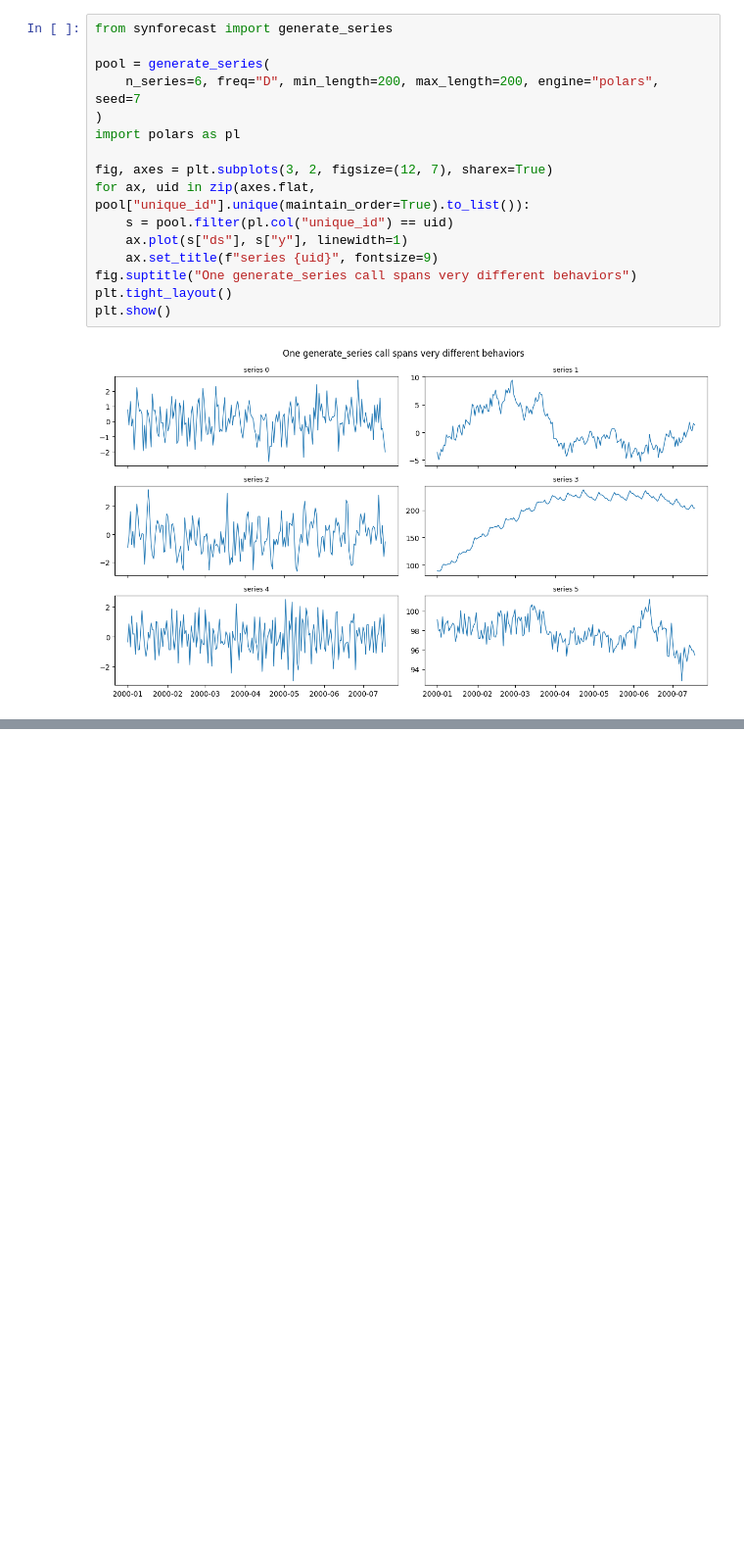
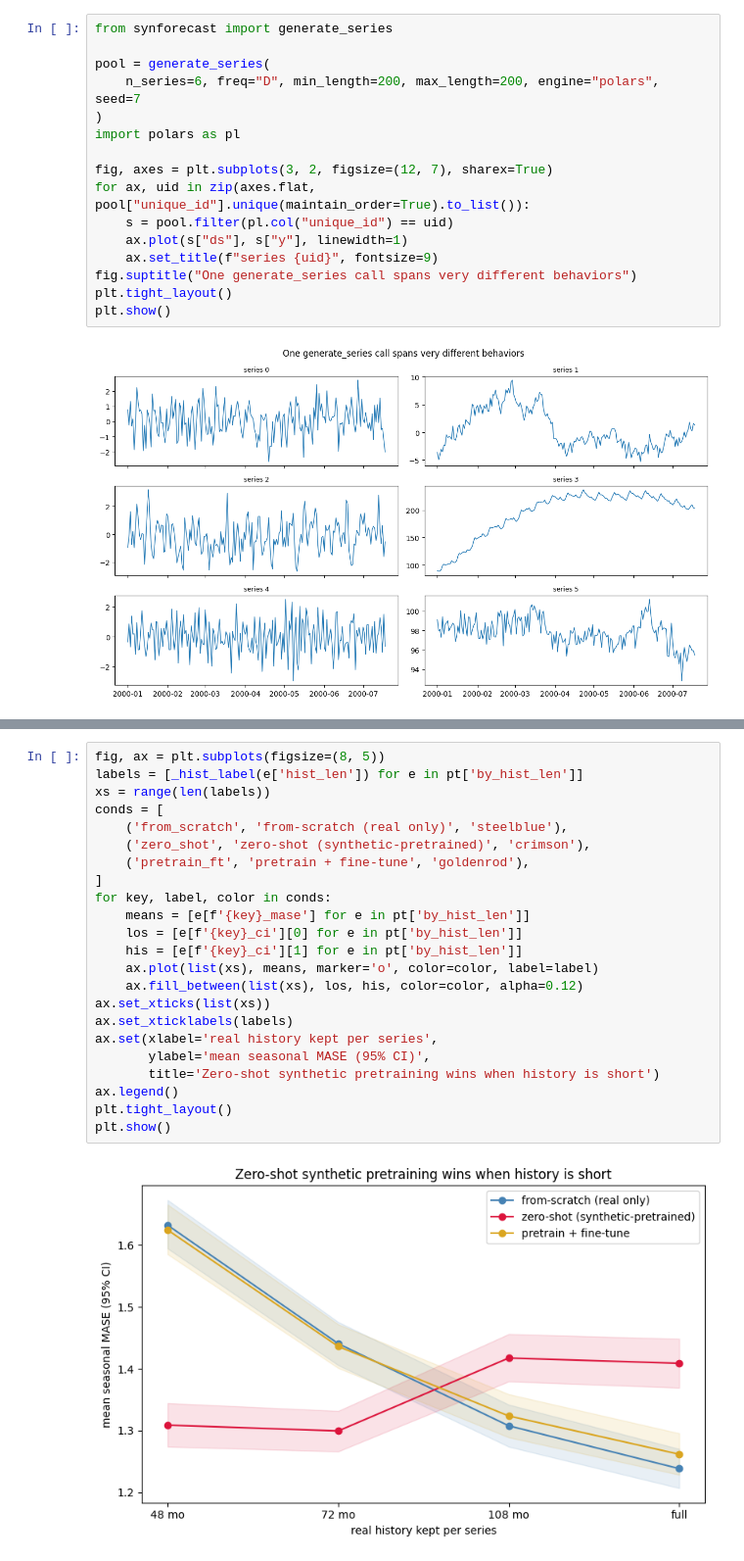
Before and after one commit to Nixtla/synforecast, a Jupyter notebook: nbs/docs/capabilities/when_synthetic_helps.ipynb, the cells around one changed output, grey strips where cells are left out. Shown at 98% size. Cells and saved outputs as stored; diff of their text form; blank space fills up the shorter version.

```diff
--- a/nbs/docs/capabilities/when_synthetic_helps.ipynb
+++ b/nbs/docs/capabilities/when_synthetic_helps.ipynb
@@ -113,0 +162,25 @@ plt.show()
+# %%
+fig, ax = plt.subplots(figsize=(8, 5))
+labels = [_hist_label(e['hist_len']) for e in pt['by_hist_len']]
+xs = range(len(labels))
+conds = [
+    ('from_scratch', 'from-scratch (real only)', 'steelblue'),
+    ('zero_shot', 'zero-shot (synthetic-pretrained)', 'crimson'),
+    ('pretrain_ft', 'pretrain + fine-tune', 'goldenrod'),
+]
+for key, label, color in conds:
+    means = [e[f'{key}_mase'] for e in pt['by_hist_len']]
+    los = [e[f'{key}_ci'][0] for e in pt['by_hist_len']]
+    his = [e[f'{key}_ci'][1] for e in pt['by_hist_len']]
+    ax.plot(list(xs), means, marker='o', color=color, label=label)
+    ax.fill_between(list(xs), los, his, color=color, alpha=0.12)
+ax.set_xticks(list(xs))
+ax.set_xticklabels(labels)
+ax.set(xlabel='real history kept per series',
+       ylabel='mean seasonal MASE (95% CI)',
+       title='Zero-shot synthetic pretraining wins when history is short')
+ax.legend()
+plt.tight_layout()
+plt.show()
+# %% [output]
+[figure, added]
```
Also changed, not shown: parts of 6 cells of this notebook, 6 other files.
